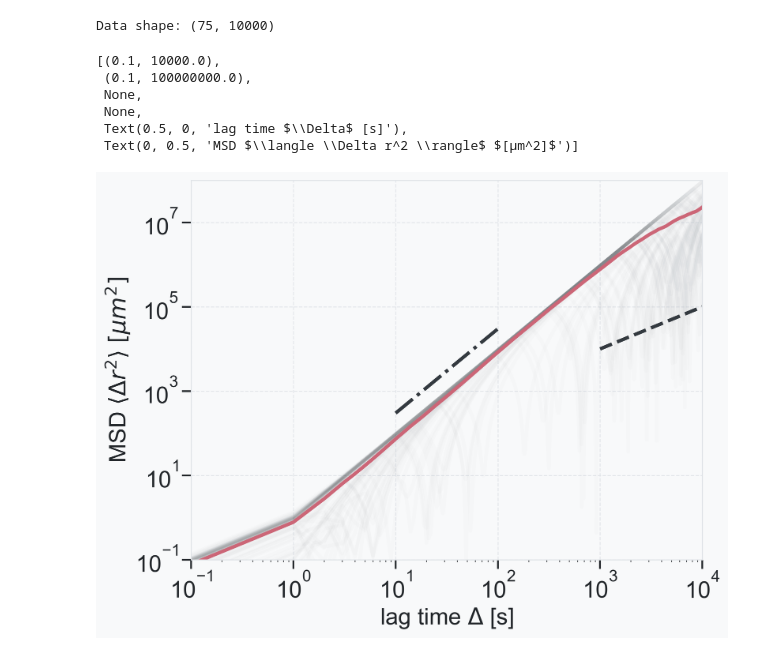
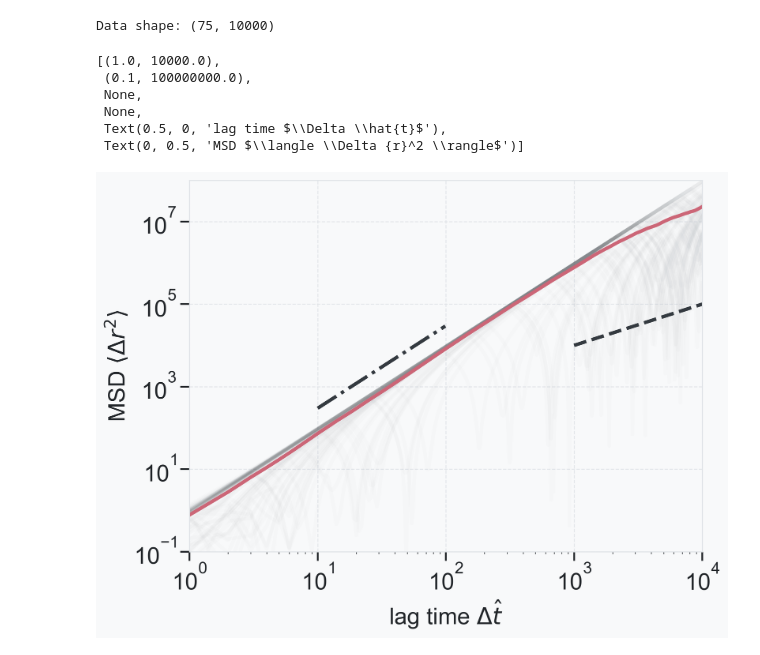
Before and after one commit to wppppupr/MTCargoSim, a Jupyter notebook: analysis/graph/MSD.ipynb, the cells around one changed output. Drawn from its saved outputs; the diff is of its cells as text; code cells hidden in the pictures.

```diff
--- a/analysis/graph/MSD.ipynb
+++ b/analysis/graph/MSD.ipynb
@@ -11,35 +11,37 @@ Data shape: (75, 10000)
 # %%
 plt.style.use('../../my_style.mplstyle')
 
+len = data.shape[1]
+t = np.arange(len)
 fig, ax = plt.subplots()
 
 for i in range(data.shape[0]):
-    ax.plot(data[i, :], alpha=0.01, color="#343A40")
+    ax.plot(t, data[i, :], alpha=0.01, color="#343A40")
 
-ax.plot(np.mean(data, axis=0), label='Ensemble')
+ax.plot(t, np.mean(data, axis=0), label='Ensemble', lw=3)
 
 t1 = np.arange(1e3, 1e4)
 t2 = np.arange(1e1, 1e2)
 
 y1 = 1.0e1 * t1 ** 1.0
 y2 = 3.0e-0 * t2 ** 2.0
 
 ax.plot(t1, y1, c = '#343A40', linestyle = '--')
 ax.plot(t2, y2, c = '#343A40', linestyle = '-.')
 
 ax.set(
-    xlim=(1e-1, 1e4),
+    xlim=(1e0, 1e4),
     ylim=(1e-1, 1e8),
     xscale='log',
     yscale='log',
-    xlabel='lag time $\Delta$ [s]',
-    ylabel='MSD $\\langle \\Delta r^2 \\rangle$ $[\u03bcm^2]$'
+    xlabel='lag time $\Delta \hat{t}$',
+    ylabel='MSD $\\langle \\Delta {r}^2 \\rangle$'
     )
 # %% [output]
-[(0.1, 10000.0),
+[(1.0, 10000.0),
  (0.1, 100000000.0),
  None,
  None,
- Text(0.5, 0, 'lag time $\\Delta$ [s]'),
- Text(0, 0.5, 'MSD $\\langle \\Delta r^2 \\rangle$ $[μm^2]$')]
+ Text(0.5, 0, 'lag time $\\Delta \\hat{t}$'),
+ Text(0, 0.5, 'MSD $\\langle \\Delta {r}^2 \\rangle$')]
-[figure, old version]
+[figure, new version]
```
